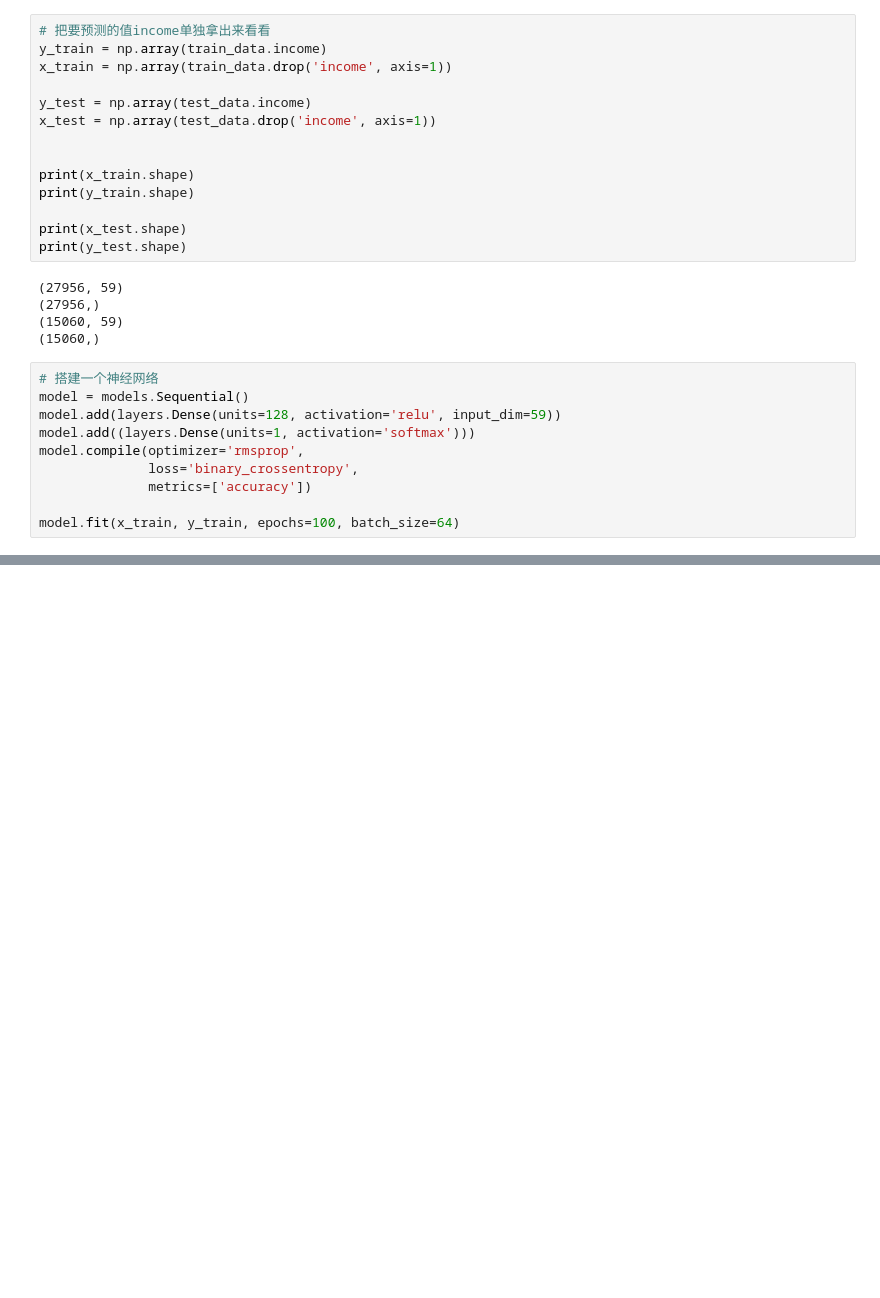
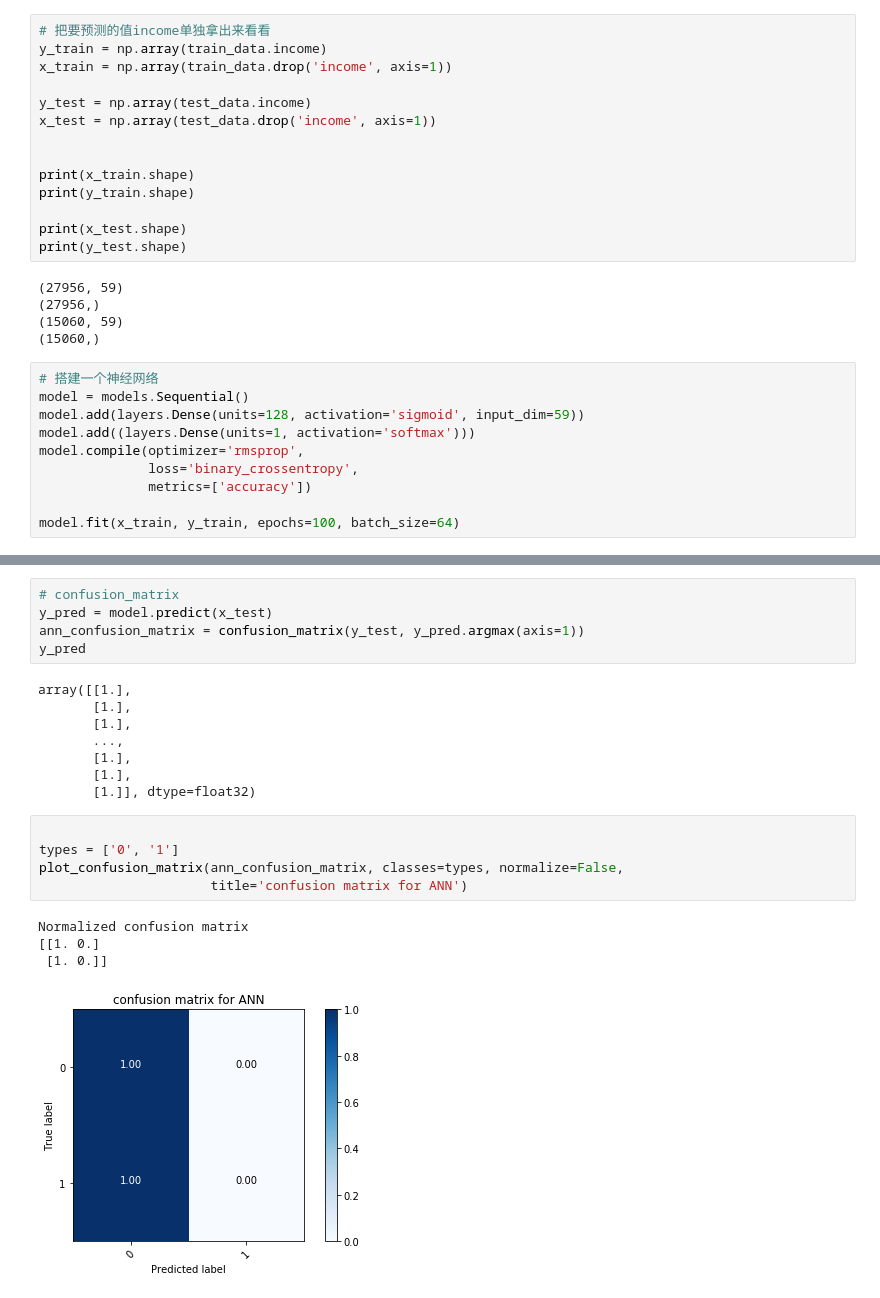
Before and after one commit to pingdixiaoguai/adult-income-prediction, a Jupyter notebook: ann.ipynb, the cells around one changed output, grey strips where cells are left out. Cells and saved outputs as stored; diff of their text form; blank space fills up the shorter version.

```diff
--- a/ann.ipynb
+++ b/ann.ipynb
@@ -370,7 +371,7 @@ print(y_test.shape)
 # %%
 # 搭建一个神经网络
 model = models.Sequential()
-model.add(layers.Dense(units=128, activation='relu', input_dim=59))
+model.add(layers.Dense(units=128, activation='sigmoid', input_dim=59))
 model.add((layers.Dense(units=1, activation='softmax')))
 model.compile(optimizer='rmsprop',
               loss='binary_crossentropy',
@@ -405 +406,24 @@ print(test_acc)
 [3.767130431046049, 0.7543160915374756]
+# %%
+# confusion_matrix
+y_pred = model.predict(x_test)
+ann_confusion_matrix = confusion_matrix(y_test, y_pred.argmax(axis=1))
+y_pred
+# %% [output]
+array([[1.],
+       [1.],
+       [1.],
+       ...,
+       [1.],
+       [1.],
+       [1.]], dtype=float32)
+# %%
+
+types = ['0', '1']
+plot_confusion_matrix(ann_confusion_matrix, classes=types, normalize=False,
+                      title='confusion matrix for ANN')
+# %% [output]
+Normalized confusion matrix
+[[1. 0.]
+ [1. 0.]]
+[figure, added]
```
Also changed, not shown: parts of 4 cells of this notebook, 3 other files.
